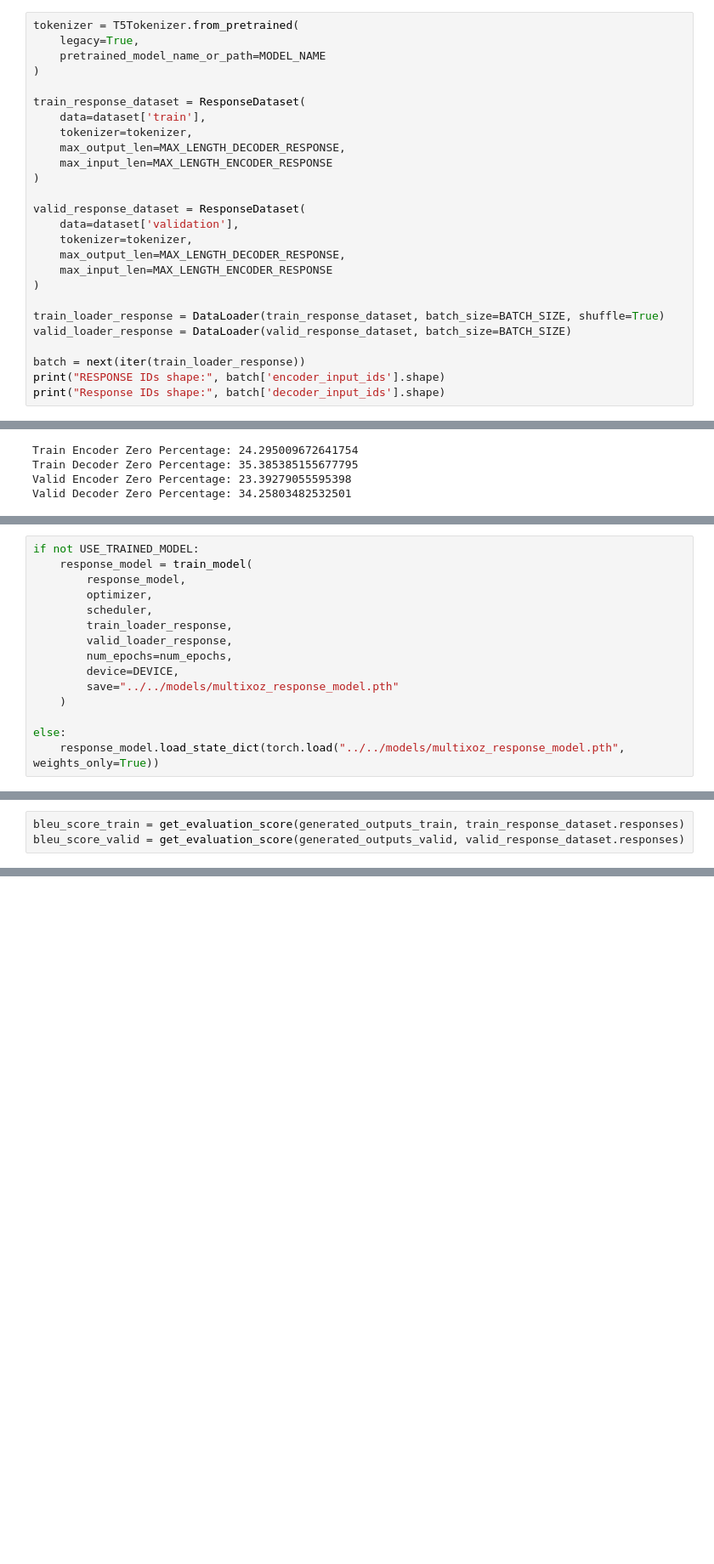
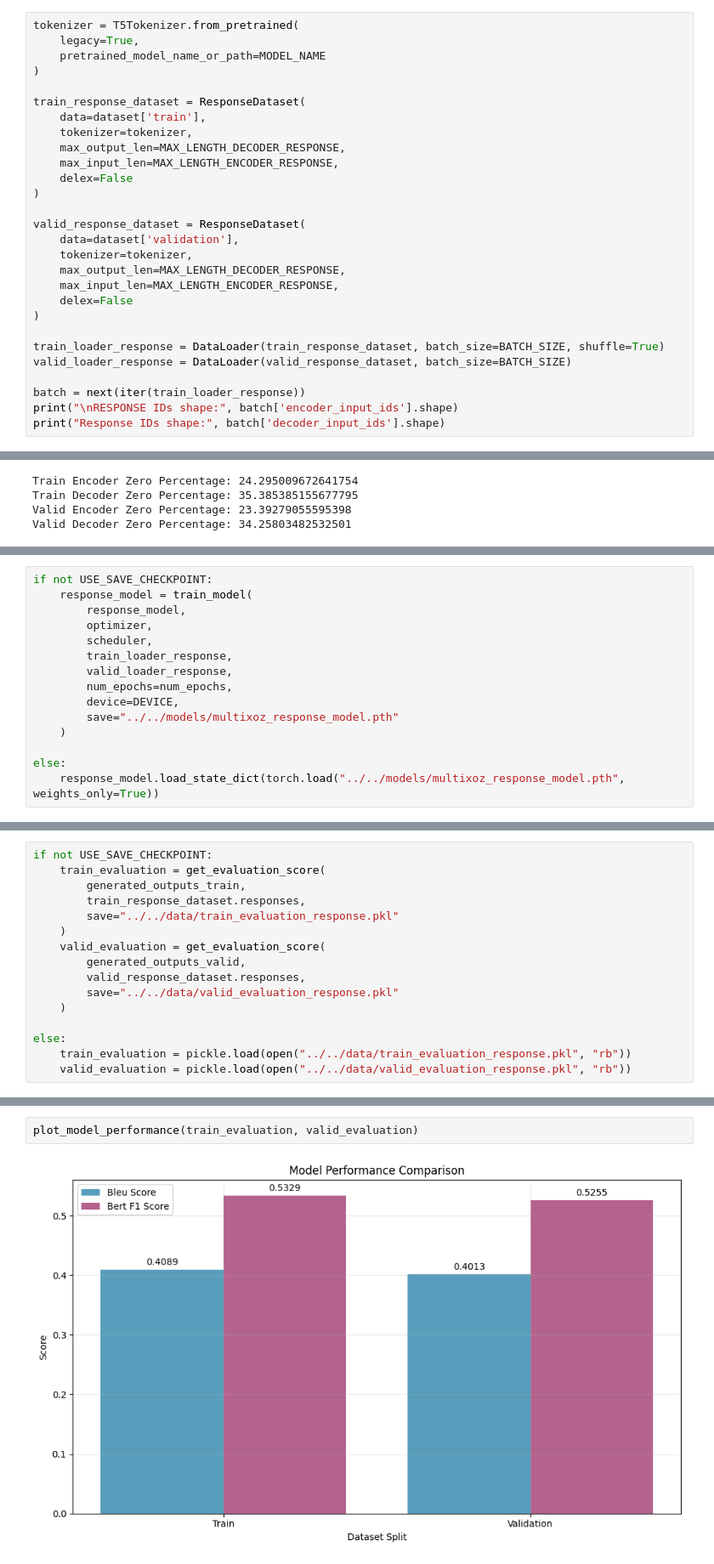
Before and after one commit to jonathansina/multiWOZ-NLP, a Jupyter notebook: src/notebooks/response_model.ipynb, the cells around one changed output, grey strips where cells are left out. Shown: that part at 85% size. Cells and saved outputs as stored; diff of their text form; blank space fills up the shorter version.

```diff
--- a/src/notebooks/response_model.ipynb
+++ b/src/notebooks/response_model.ipynb
@@ -39,21 +46,23 @@ train_response_dataset = ResponseDataset(
     data=dataset['train'],
     tokenizer=tokenizer,
     max_output_len=MAX_LENGTH_DECODER_RESPONSE,
-    max_input_len=MAX_LENGTH_ENCODER_RESPONSE
+    max_input_len=MAX_LENGTH_ENCODER_RESPONSE,
+    delex=False
 )
 
 valid_response_dataset = ResponseDataset(
     data=dataset['validation'],
     tokenizer=tokenizer,
     max_output_len=MAX_LENGTH_DECODER_RESPONSE,
-    max_input_len=MAX_LENGTH_ENCODER_RESPONSE
+    max_input_len=MAX_LENGTH_ENCODER_RESPONSE,
+    delex=False
 )
 
 train_loader_response = DataLoader(train_response_dataset, batch_size=BATCH_SIZE, shuffle=True)
 valid_loader_response = DataLoader(valid_response_dataset, batch_size=BATCH_SIZE)
 
 batch = next(iter(train_loader_response))
-print("RESPONSE IDs shape:", batch['encoder_input_ids'].shape)
+print("\nRESPONSE IDs shape:", batch['encoder_input_ids'].shape)
 print("Response IDs shape:", batch['decoder_input_ids'].shape)
 # %% [output]
 RESPONSE IDs shape: torch.Size([256, 64])
@@ -96,7 +111,7 @@ scheduler = get_linear_schedule_with_warmup(
     num_training_steps=num_training_steps
 )
 # %%
-if not USE_TRAINED_MODEL:
+if not USE_SAVE_CHECKPOINT:
     response_model = train_model(
         response_model,
         optimizer,
@@ -133,6 +191,19 @@ generated_outputs_valid = inference_model(
 # %%
-bleu_score_train = get_evaluation_score(generated_outputs_train, train_response_dataset.responses)
-bleu_score_valid = get_evaluation_score(generated_outputs_valid, valid_response_dataset.responses)
+if not USE_SAVE_CHECKPOINT:
+    train_evaluation = get_evaluation_score(
+        generated_outputs_train,
+        train_response_dataset.responses,
+        save="../../data/train_evaluation_response.pkl"
+    )
+    valid_evaluation = get_evaluation_score(
+        generated_outputs_valid,
+        valid_response_dataset.responses,
+        save="../../data/valid_evaluation_response.pkl"
+    )
+
+else:
+    train_evaluation = pickle.load(open("../../data/train_evaluation_response.pkl", "rb"))
+    valid_evaluation = pickle.load(open("../../data/valid_evaluation_response.pkl", "rb"))
 # %% [output]
 Some weights of RobertaModel were not initialized from the model checkpoint at roberta-large and are newly initialized: ['roberta.pooler.dense.bias', 'roberta.pooler.dense.weight']
 You should probably TRAIN this model on a down-stream task to be able to use it for predictions and inference.
@@ -215,0 +256,4 @@ True Response: A red volkswagen will pick you up. The contact number is 07597996
+# %%
+plot_model_performance(train_evaluation, valid_evaluation)
+# %% [output]
+[figure, added]
```
Also changed, not shown: parts of 18 cells of this notebook, 8 other files.
